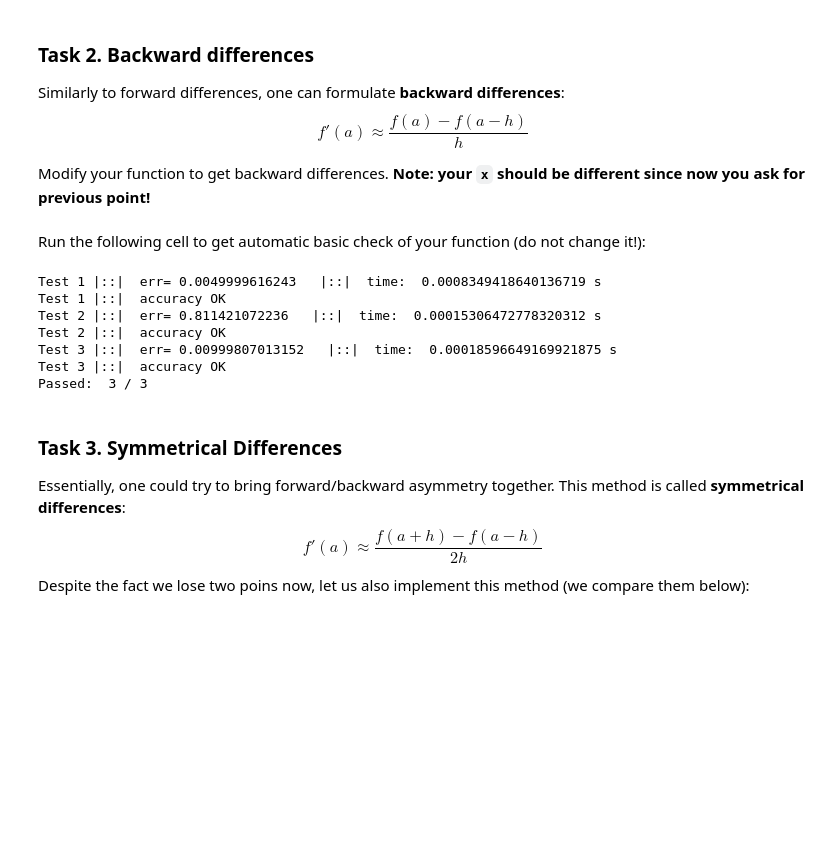
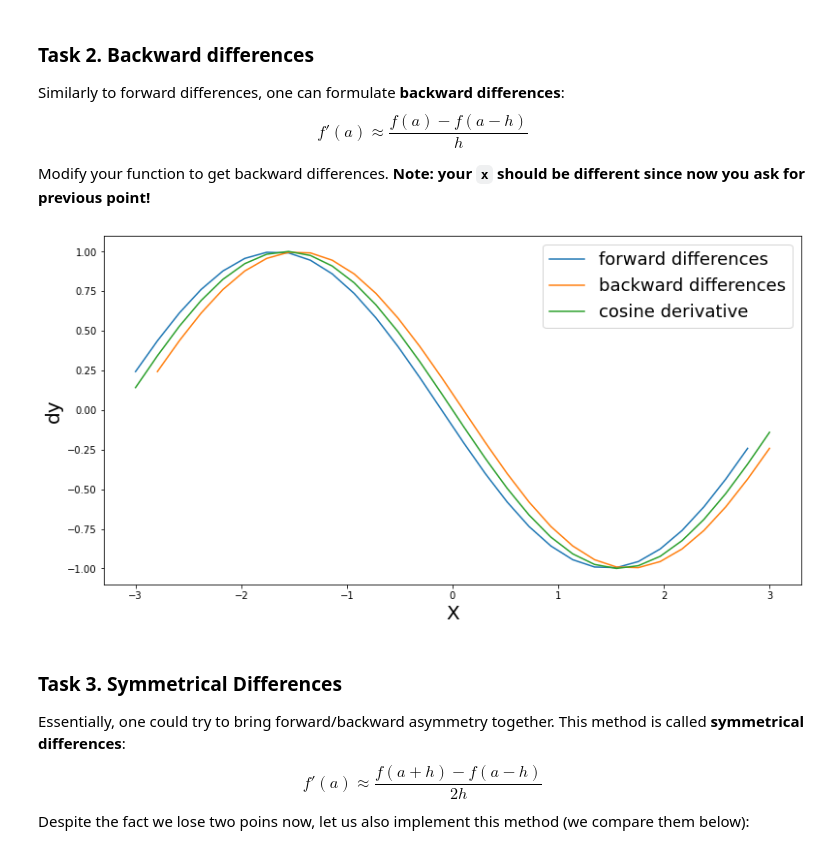
Before and after one commit to perfeus/math-for-ml, a Jupyter notebook: differentiation.ipynb, the cells around one changed output. Saved outputs shown, nothing was run; the diff lists cells and outputs as text; code cells hidden in the pictures; blank space fills up the shorter version.

```diff
--- a/differentiation.ipynb
+++ b/differentiation.ipynb
@@ -67 +98,19 @@ Modify your function to get backward differences. **Note: your `x` should be dif
+# %%
+# let's visualize what we've got
+f, I, h = np.cos, (-3, 3), 30
+x = np.linspace(I[0], I[1], h)
+
+x_forward, dy_forward = derForward(f, I, h)
+x_backward, dy_backward = derBackward(f, I, h)
+
+fig = plt.figure(figsize=(10, 5))
+ax = fig.add_axes([0, 0, 1, 1])
+ax.set_xlabel('X', fontsize=20)
+ax.set_ylabel('dy', fontsize=20)
+ax.plot(x_forward, dy_forward, label='forward differences')
+ax.plot(x_backward, dy_backward, label='backward differences')
+ax.plot(x, -np.sin(x), label='cosine derivative')
+plt.legend(fontsize=18);
+# %% [output]
+[figure, added]
 # %%
@@ -75,15 +124,3 @@ def derBackward(f, I, h):
-# %% [markdown]
-Run the following cell to get automatic basic check of your function (do not change it!):
-# %%
-checkerpub.findif_check(derBackward)
-# %% [output]
-Test 1 |::|  err= 0.0049999616243   |::|  time:  0.0008349418640136719 s
-Test 1 |::|  accuracy OK
-Test 2 |::|  err= 0.811421072236   |::|  time:  0.00015306472778320312 s
-Test 2 |::|  accuracy OK
-Test 3 |::|  err= 0.00999807013152   |::|  time:  0.00018596649169921875 s
-Test 3 |::|  accuracy OK
-Passed:  3 / 3
 # %% [markdown]
 ### Task 3. Symmetrical Differences
 
```
Also changed, not shown: parts of 11 cells of this notebook, 1 other file.
